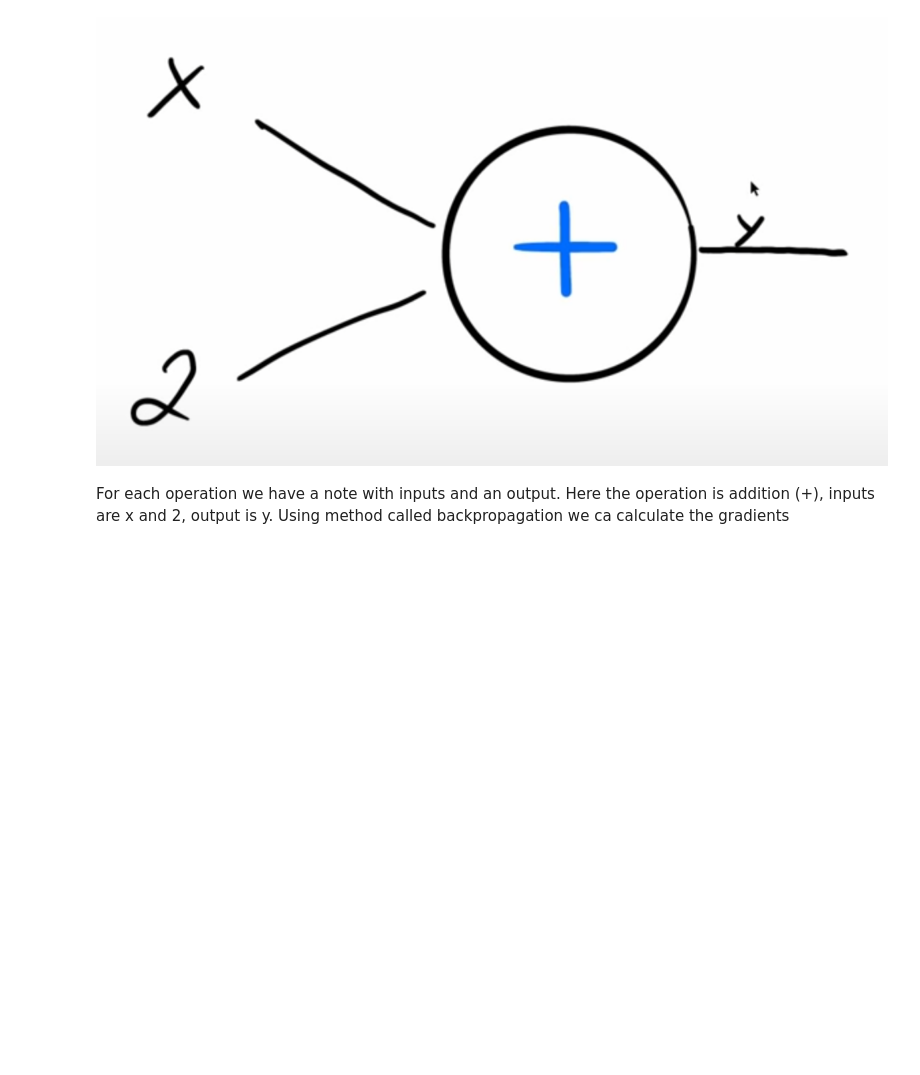
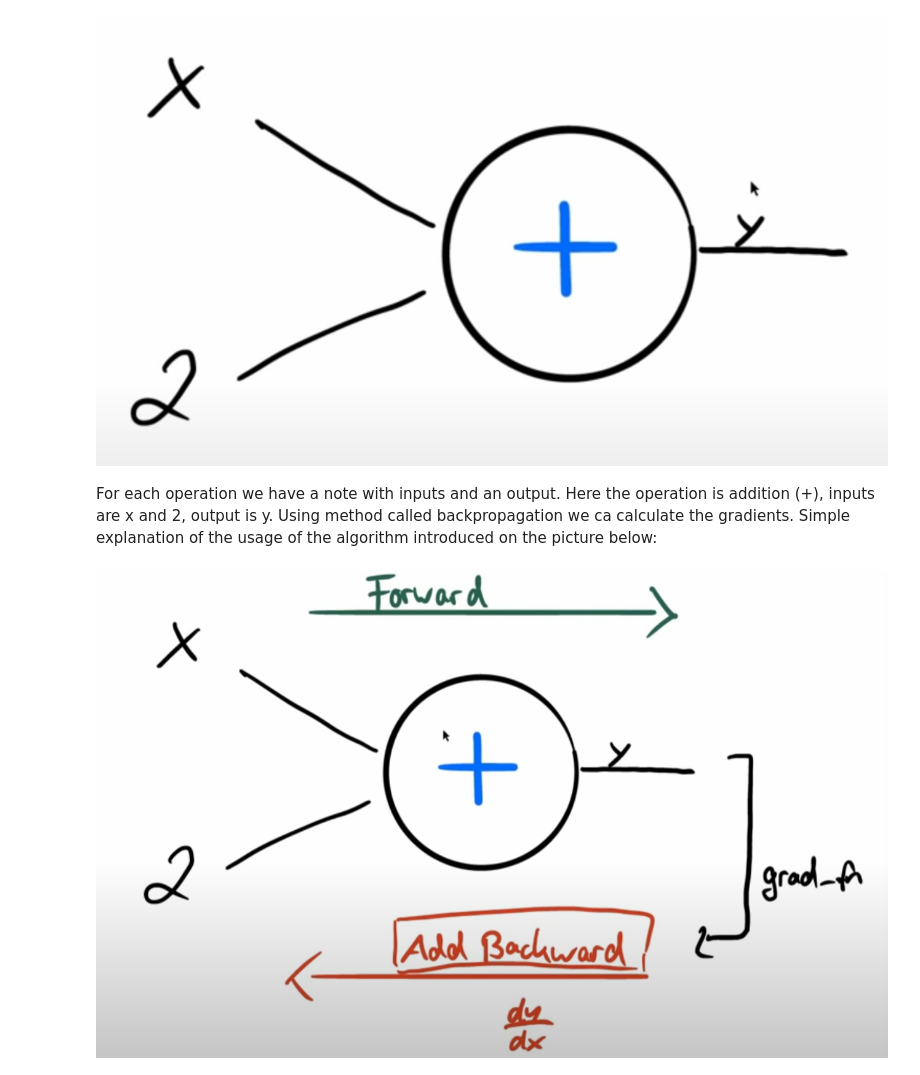
Before and after one commit to MatNepo/LearningPyTorch, a Jupyter notebook: autograd.ipynb, the cells around one changed output. Cells and saved outputs as stored; diff of their text form; code cells hidden in the pictures; blank space fills up the shorter version.

Commit message:
Practicing with gradients

```diff
--- a/autograd.ipynb
+++ b/autograd.ipynb
@@ -21,4 +21,10 @@ Image(filename=image_path)
 [figure]
 # %% [markdown]
 For each operation we have a note with inputs and an output. Here the operation is addition (+), inputs are x and 2,
-output is y. Using method called backpropagation we ca calculate the gradients
+output is y. Using method called backpropagation we ca calculate the gradients. Simple explanation of the usage of
+the algorithm introduced on the picture below:
+# %%
+image_path = 'data/grad_2.png'
+Image(filename=image_path)
+# %% [output]
+[figure, added]
```
Also changed, not shown: parts of 9 cells of this notebook, 1 other file.
